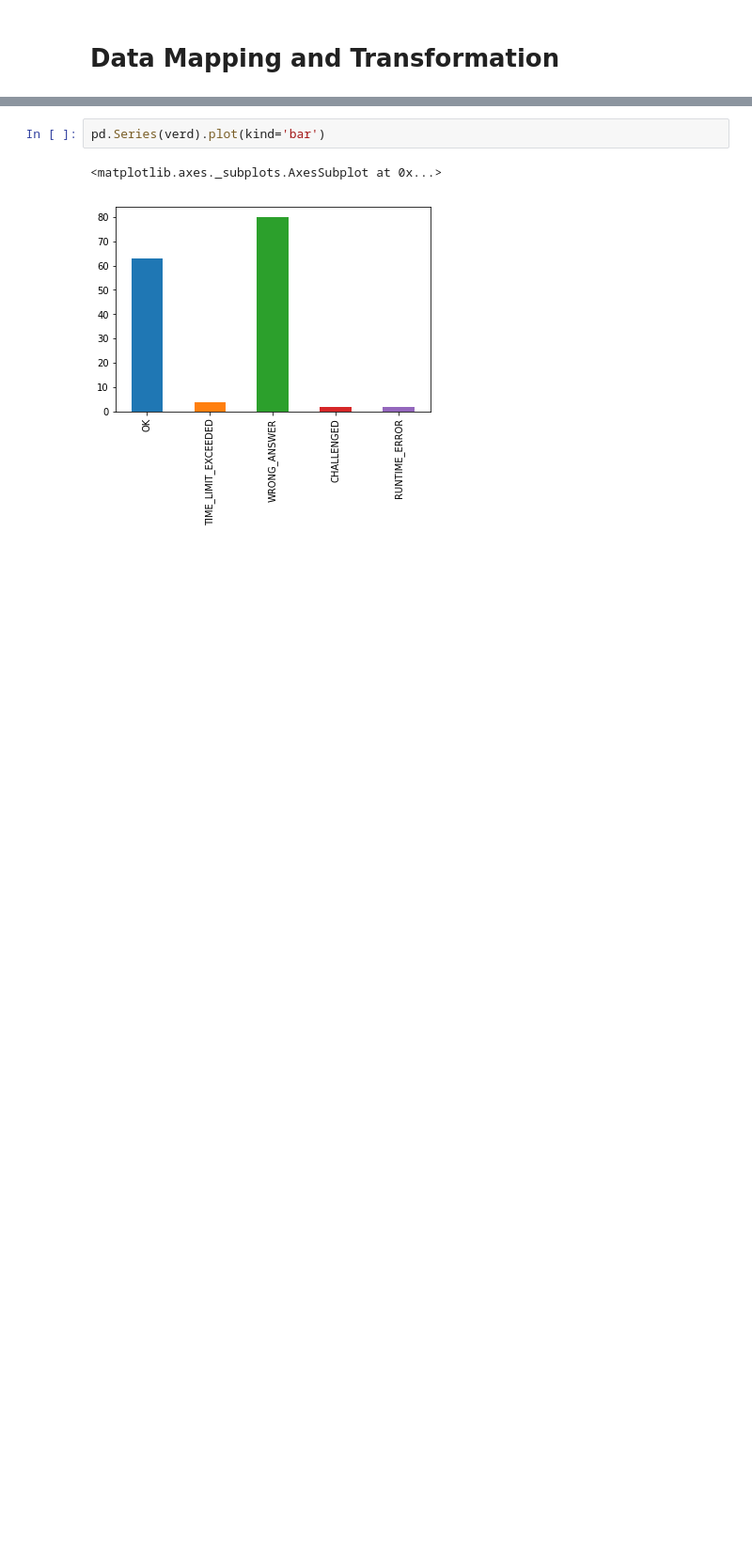
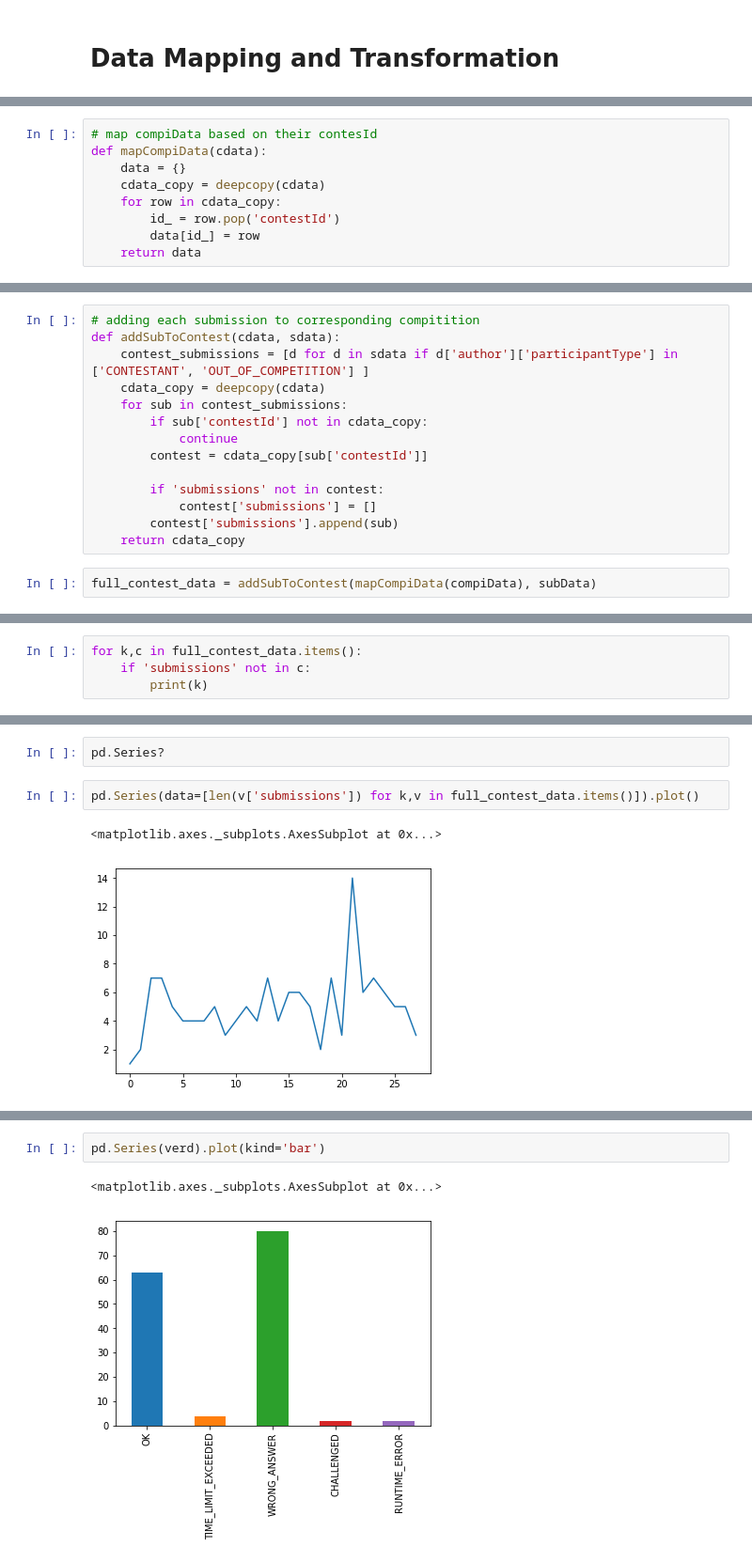
Before and after one commit to poojan124/IV-Final-Project-1, a Jupyter notebook: main.ipynb, the cells around one changed output, grey strips where cells are left out. Shown at 94% size. Drawn from its saved outputs; the diff is of its cells as text; blank space fills up the shorter version.

Commit message:
data mapping added for easy visualization

```diff
--- a/main.ipynb
+++ b/main.ipynb
@@ -57,0 +78,9 @@ verd
+# %%
+# map compiData based on their contesId
+def mapCompiData(cdata):
+    data = {}
+    cdata_copy = deepcopy(cdata)
+    for row in cdata_copy:
+        id_ = row.pop('contestId')
+        data[id_] = row
+    return data
@@ -57,0 +106,16 @@ verd
+# %%
+# adding each submission to corresponding compitition
+def addSubToContest(cdata, sdata):
+    contest_submissions = [d for d in sdata if d['author']['participantType'] in ['CONTESTANT', 'OUT_OF_COMPETITION'] ]
+    cdata_copy = deepcopy(cdata)
+    for sub in contest_submissions:
+        if sub['contestId'] not in cdata_copy:
+            continue
+        contest = cdata_copy[sub['contestId']]
+
+        if 'submissions' not in contest:
+            contest['submissions'] = []
+        contest['submissions'].append(sub)
+    return cdata_copy
+# %%
+full_contest_data = addSubToContest(mapCompiData(compiData), subData)
@@ -57,0 +131,4 @@ verd
+# %%
+for k,c in full_contest_data.items():
+    if 'submissions' not in c:
+        print(k)
@@ -57,0 +158,7 @@ verd
+# %%
+pd.Series?
+# %%
+pd.Series(data=[len(v['submissions']) for k,v in full_contest_data.items()]).plot()
+# %% [output]
+<matplotlib.axes._subplots.AxesSubplot at 0x...>
+[figure, added]
```
Also changed, not shown: parts of 19 cells of this notebook.
